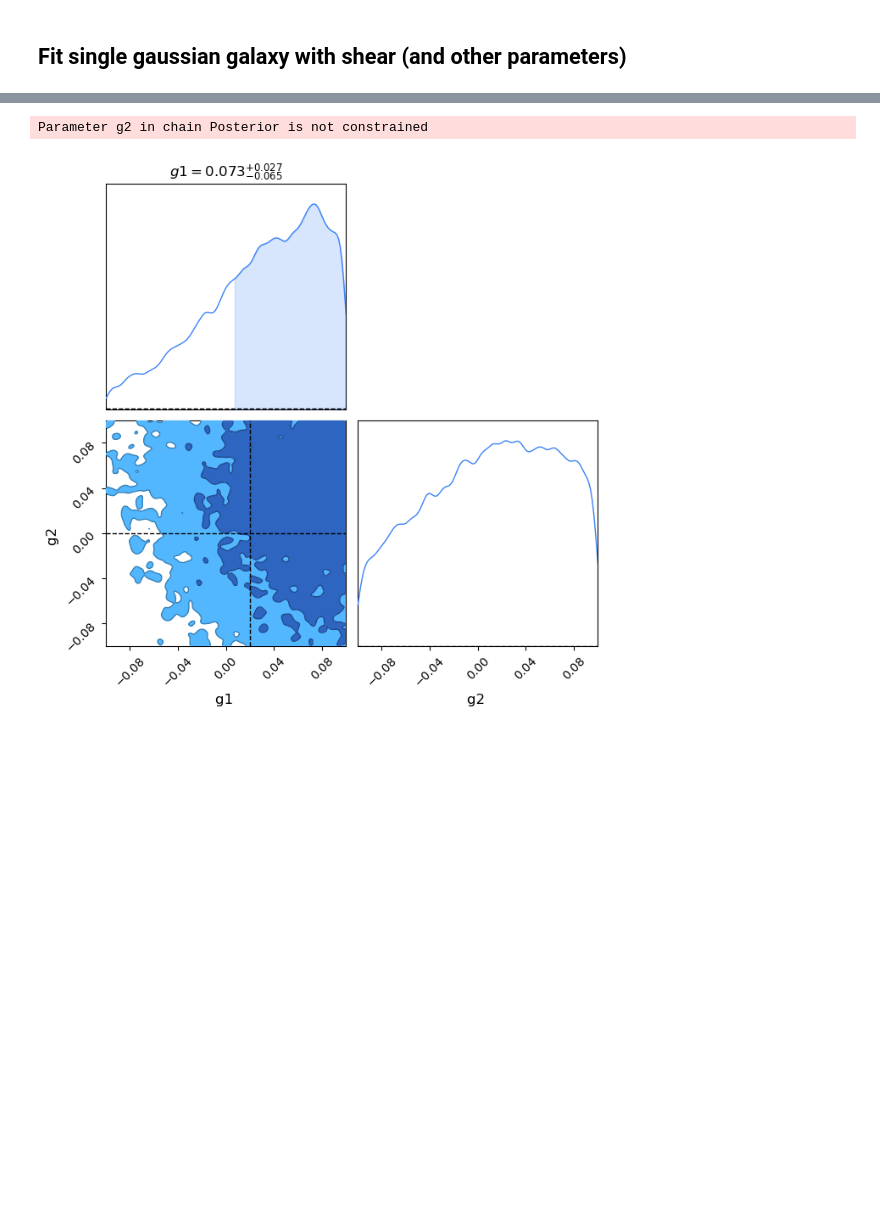
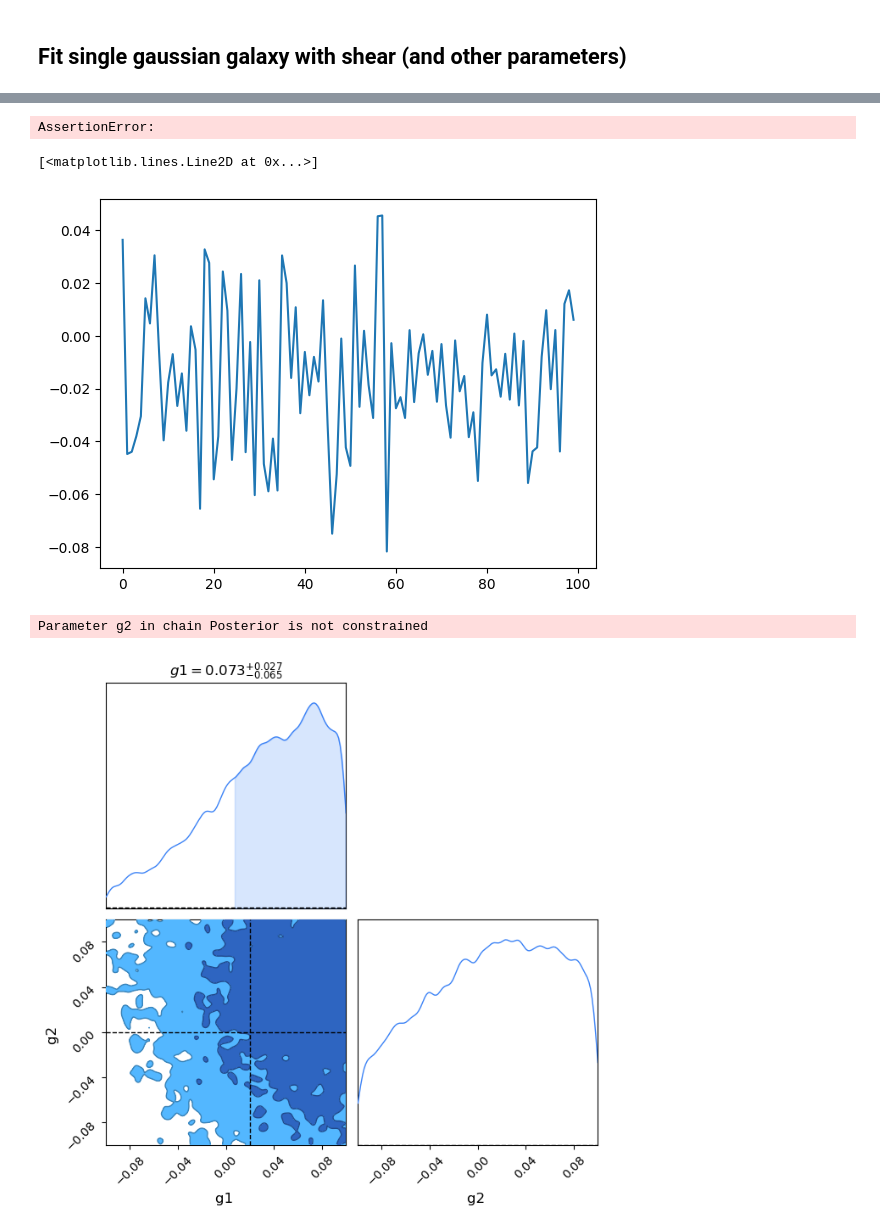
Before and after one commit to LSSTDESC/BPD, a Jupyter notebook: notebooks/old/fit-single-gal.ipynb, the cells around one changed output, grey strips where cells are left out. Cells and saved outputs as stored; diff of their text form; code cells hidden in the pictures; blank space fills up the shorter version.

```diff
--- a/notebooks/fit-single-gal.ipynb
+++ b/notebooks/old/fit-single-gal.ipynb
@@ -114,13 +123,13 @@ def prob_model(data):
         hlr = numpyro.sample('hlr', dist.Uniform(0.5, 1.5))
         x = numpyro.sample('x', dist.Uniform(-0.5, 0.5))
         y = numpyro.sample('y', dist.Uniform(-0.5, 0.5))
-        g1 = numpyro.sample('g1', dist.Uniform(-0.1, 0.1))
-        g2 = numpyro.sample('g2', dist.Uniform(-0.1, 0.1))
+        g1 = numpyro.sample('g1', dist.Uniform(-0.4, 0.4))
+        g2 = numpyro.sample('g2', dist.Uniform(-0.4, 0.4))
     im = draw_gal(lf, hlr, x, y, g1, g2)
     numpyro.sample('obs', dist.Normal(im, jnp.sqrt(BACKGROUND)), obs=data)
 # %%
-data, _ = add_noise(TRUE_IMAGE, BACKGROUND, n=1)
+data, _ = add_noise(TRUE_IMAGE, BACKGROUND, n=2)
 nuts_kernel = NUTS(prob_model, max_tree_depth=10)
-mcmc = MCMC(nuts_kernel, num_warmup=500, num_samples=100, num_chains=1)
-rng_key = random.PRNGKey(42)
+mcmc = MCMC(nuts_kernel, num_warmup=250, num_samples=200, num_chains=1)
+rng_key = random.PRNGKey(43)
 mcmc.run(rng_key, data=data)
@@ -144,3 +171,12 @@ Array(0.04779349, dtype=float32)
+# %%
+gelman_rubin(samples['g1'].reshape(1, 100))
+# %% [output]
+AssertionError:
+# %%
+plt.plot(samples['g2'])
+# %% [output]
+[<matplotlib.lines.Line2D at 0x...>]
+[figure, added]
 # %%
 # example of corner plots
 from chainconsumer import ChainConsumer, Truth, Chain
```
Also changed, not shown: parts of 12 cells of this notebook, 8 other files.
